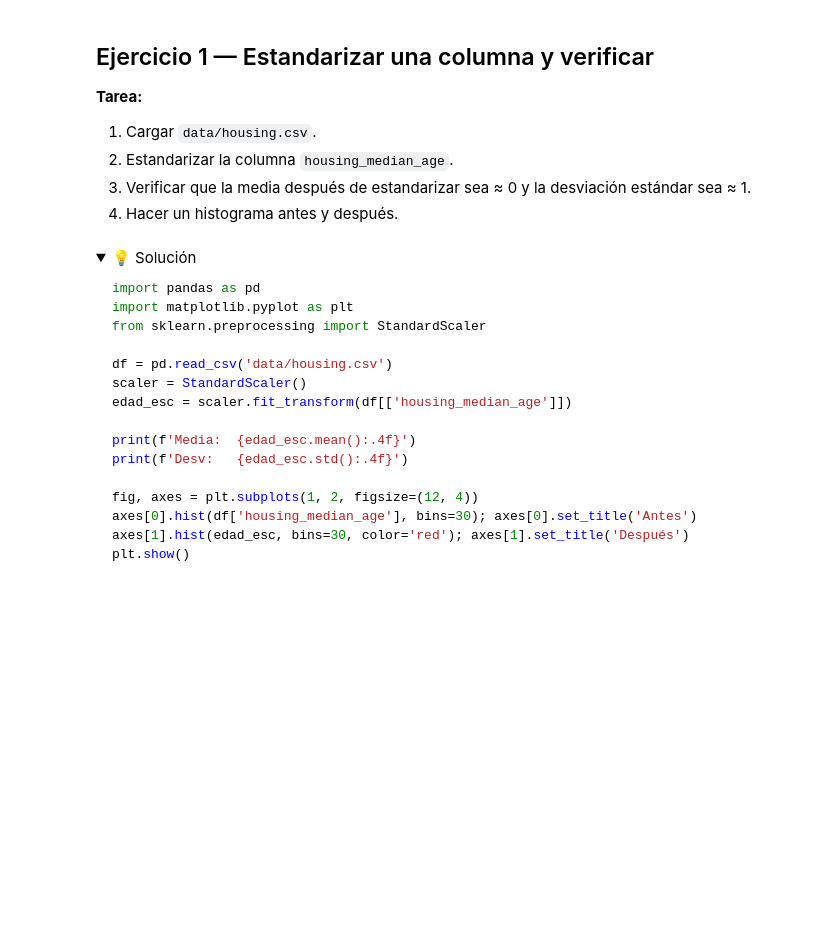
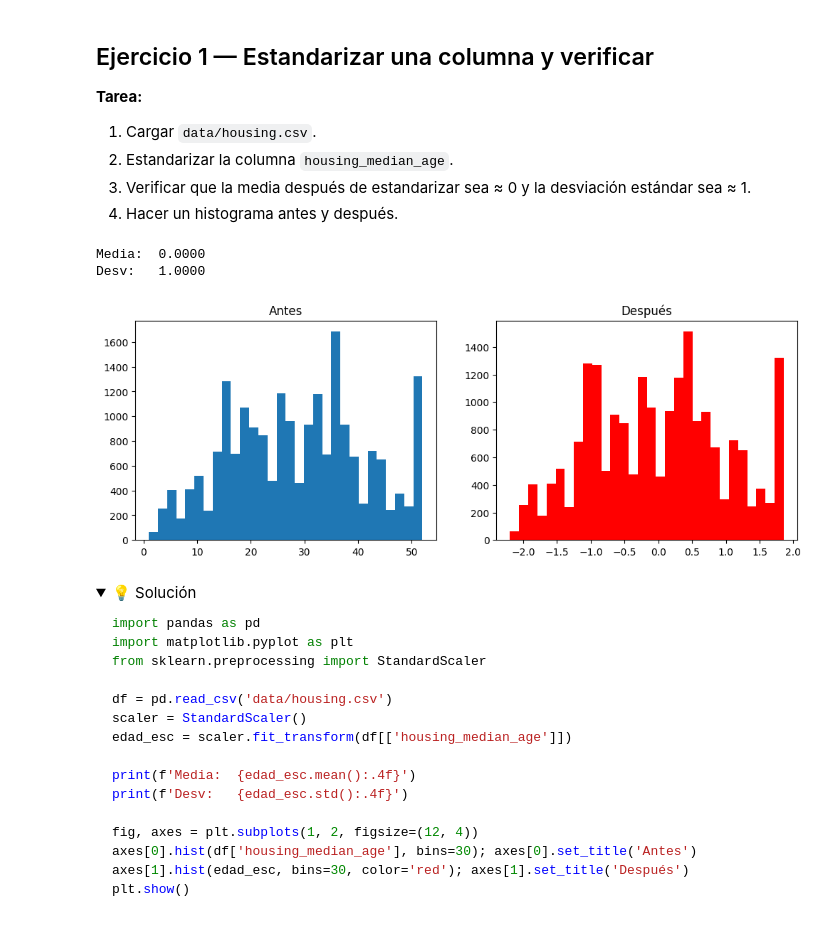
Before and after one commit to jeedorsa/Bootcamp-Data-Science, a Jupyter notebook: Clases/5-IntroML/5-IntroML.ipynb, the cells around one changed output. Drawn from its saved outputs; the diff is of its cells as text; code cells hidden in the pictures; folded sections open; blank space fills up the shorter version.

```diff
--- a/Clases/5-IntroML/5-IntroML.ipynb
+++ b/Clases/5-IntroML/5-IntroML.ipynb
@@ -225,6 +483,25 @@ Vamos a resolver 5 ejercicios en vivo. **Datasets disponibles:**
 4. Hacer un histograma antes y después.
 # %%
 # Tu código aquí 👇
+import pandas as pd
+import matplotlib.pyplot as plt
+from sklearn.preprocessing import StandardScaler
+
+df = pd.read_csv('data/housing.csv')
+scaler = StandardScaler()
+edad_esc = scaler.fit_transform(df[['housing_median_age']])
+
+print(f'Media:  {edad_esc.mean():.4f}')
+print(f'Desv:   {edad_esc.std():.4f}')
+
+fig, axes = plt.subplots(1, 2, figsize=(12, 4))
+axes[0].hist(df['housing_median_age'], bins=30); axes[0].set_title('Antes')
+axes[1].hist(edad_esc, bins=30, color='red'); axes[1].set_title('Después')
+plt.show()
+# %% [output]
+Media:  0.0000
+Desv:   1.0000
+[figure, added]
 # %% [markdown]
 <details><summary>💡 Solución</summary>
 
```
Also changed, not shown: parts of 26 cells of this notebook, 2 other files.
